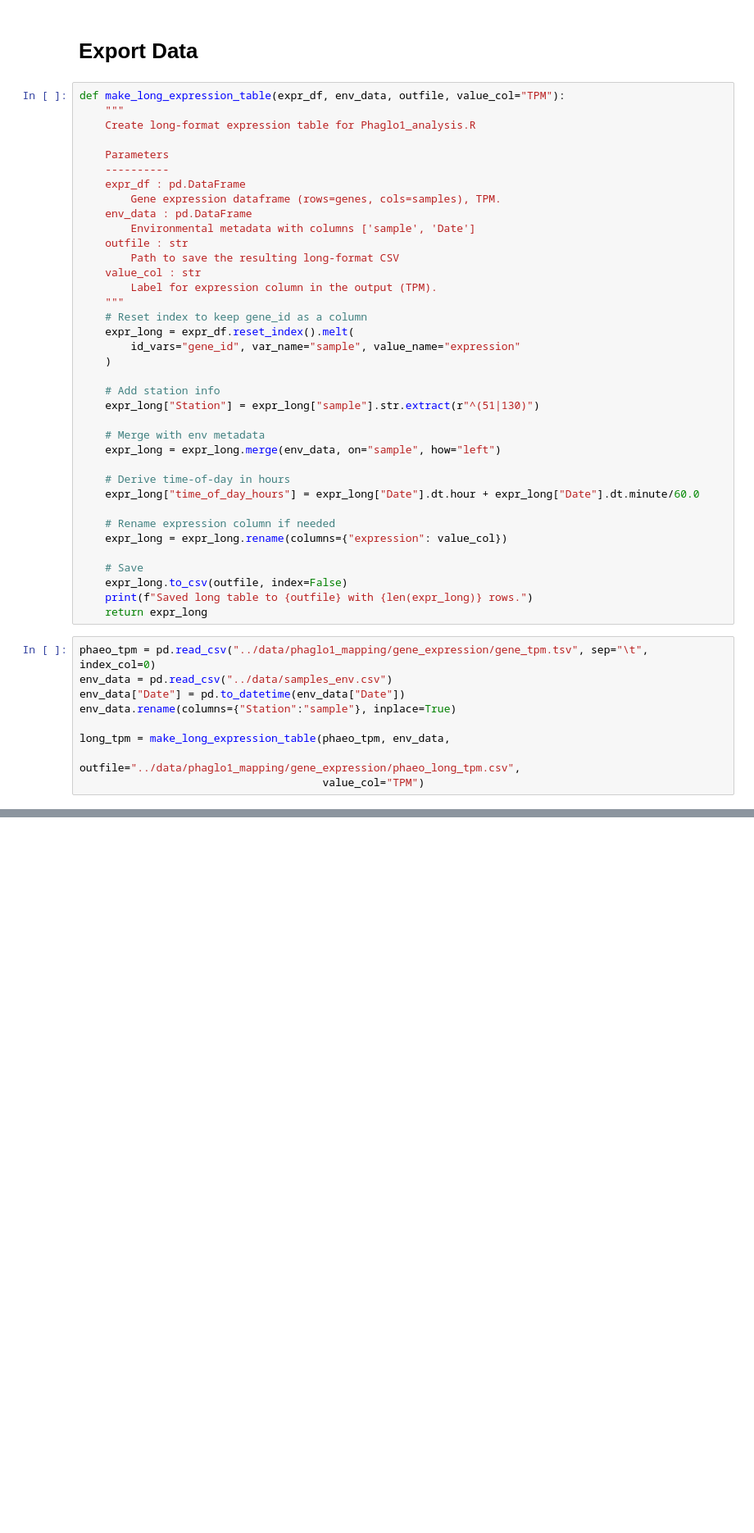
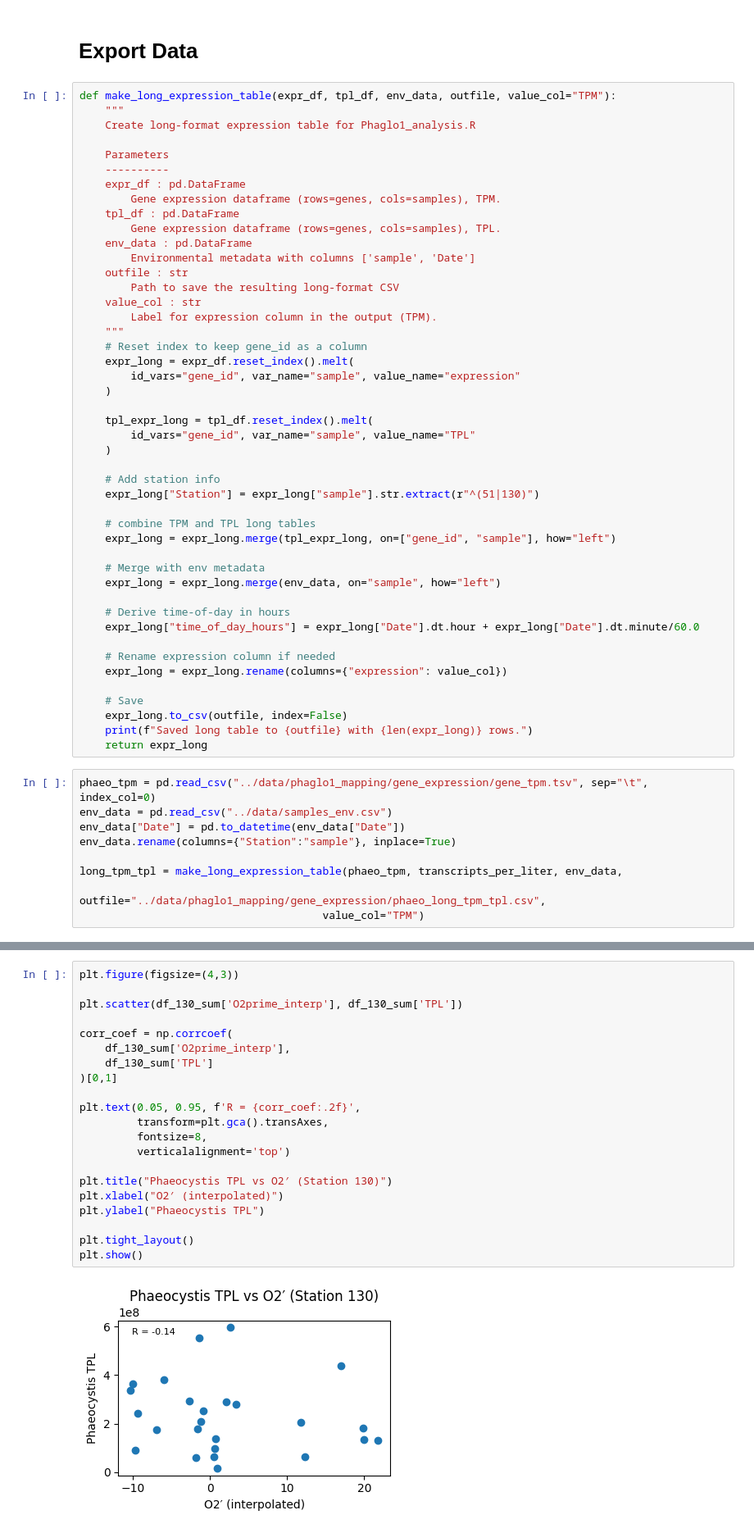
Before and after one commit to MichielPerneel/spring_campaign_2023, a Jupyter notebook: scripts/phaglo1_analysis.ipynb, the cells around one changed output, grey strips where cells are left out. Shown at 82% size. Cells and saved outputs as stored; diff of their text form; blank space fills up the shorter version.

```diff
--- a/scripts/phaglo1_analysis.ipynb
+++ b/scripts/phaglo1_analysis.ipynb
@@ -271,7 +262,7 @@ transcripts_per_liter.to_csv('../data/annotation/phaglo1_mapping/gene_expression
 # %% [markdown]
 # Export Data
 # %%
-def make_long_expression_table(expr_df, env_data, outfile, value_col="TPM"):
+def make_long_expression_table(expr_df, tpl_df, env_data, outfile, value_col="TPM"):
     """
     Create long-format expression table for Phaglo1_analysis.R
 
@@ -279,6 +270,8 @@ def make_long_expression_table(expr_df, env_data, outfile, value_col="TPM"):
     ----------
     expr_df : pd.DataFrame
         Gene expression dataframe (rows=genes, cols=samples), TPM.
+    tpl_df : pd.DataFrame
+        Gene expression dataframe (rows=genes, cols=samples), TPL.
     env_data : pd.DataFrame
         Environmental metadata with columns ['sample', 'Date']
     outfile : str
@@ -291,8 +284,15 @@ def make_long_expression_table(expr_df, env_data, outfile, value_col="TPM"):
         id_vars="gene_id", var_name="sample", value_name="expression"
     )
 
+    tpl_expr_long = tpl_df.reset_index().melt(
+        id_vars="gene_id", var_name="sample", value_name="TPL"
+    )
+
     # Add station info
     expr_long["Station"] = expr_long["sample"].str.extract(r"^(51|130)")
+
+    # combine TPM and TPL long tables
+    expr_long = expr_long.merge(tpl_expr_long, on=["gene_id", "sample"], how="left")
 
     # Merge with env metadata
     expr_long = expr_long.merge(env_data, on="sample", how="left")
@@ -313,7 +313,7 @@ env_data = pd.read_csv("../data/samples_env.csv")
 env_data["Date"] = pd.to_datetime(env_data["Date"])
 env_data.rename(columns={"Station":"sample"}, inplace=True)
 
-long_tpm = make_long_expression_table(phaeo_tpm, env_data,
-                                      outfile="../data/phaglo1_mapping/gene_expression/phaeo_long_tpm.csv",
+long_tpm_tpl = make_long_expression_table(phaeo_tpm, transcripts_per_liter, env_data,
+                                      outfile="../data/phaglo1_mapping/gene_expression/phaeo_long_tpm_tpl.csv",
                                       value_col="TPM")
 # %% [output]
@@ -320,0 +353,23 @@ Saved long table to ../data/phaglo1_mapping/gene_expression/phaeo_long_tpm.csv w
+# %%
+plt.figure(figsize=(4,3))
+
+plt.scatter(df_130_sum['O2prime_interp'], df_130_sum['TPL'])
+
+corr_coef = np.corrcoef(
+    df_130_sum['O2prime_interp'],
+    df_130_sum['TPL']
+)[0,1]
+
+plt.text(0.05, 0.95, f'R = {corr_coef:.2f}',
+         transform=plt.gca().transAxes,
+         fontsize=8,
+         verticalalignment='top')
+
+plt.title("Phaeocystis TPL vs O2′ (Station 130)")
+plt.xlabel("O2′ (interpolated)")
+plt.ylabel("Phaeocystis TPL")
+
+plt.tight_layout()
+plt.show()
+# %% [output]
+[figure, added]
```
Also changed, not shown: parts of 10 cells of this notebook, 3 other files.
